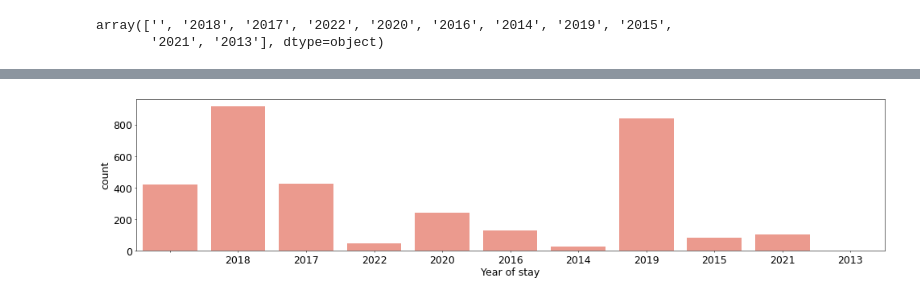
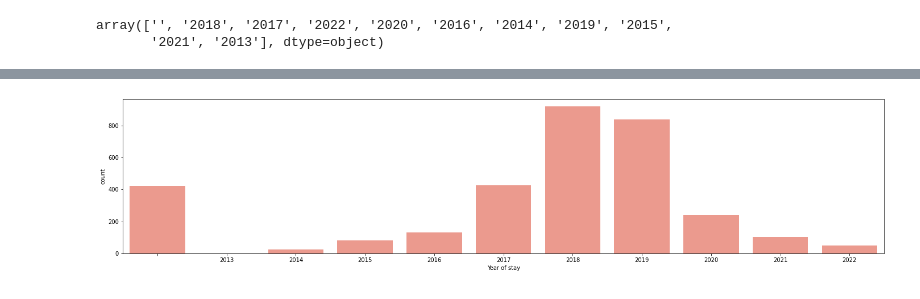
Before and after one commit to TranThiDieuHien/DO_AN_1, a Jupyter notebook: DOAN_Hotel.ipynb, the cells around one changed output, grey strips where cells are left out. Cells and saved outputs as stored; diff of their text form; code cells hidden in the pictures.

```diff
--- a/DOAN_Hotel.ipynb
+++ b/DOAN_Hotel.ipynb
@@ -116,9 +252,5 @@ data_comment_viet["HTravelerRating"].value_counts(normalize = True)
 Name: HTravelerRating, dtype: float64
 # %%
 #Tao cot thang luu tru tu cot ngay luu tru
-
-#####Đang lỗi
-data_comment_viet["Month of stay"] = data_comment_viet["HDate"].apply(lambda x: "".join(re.findall(r'(Tháng 1|Tháng 2|Tháng 3|Tháng 4|Tháng 5/|Tháng 6|Tháng 7|Tháng 8|Tháng 9|Tháng 10|Tháng 11|Tháng 12)', str(x))))
+data_comment_viet["Month of stay"] = data_comment_viet["HDate"].apply(lambda x: "".join(re.findall(r'(Tháng 12|Tháng 11|Tháng 10|Tháng 1|Tháng 2|Tháng 3|Tháng 4|Tháng 5/|Tháng 6|Tháng 7|Tháng 8|Tháng 9)', str(x))))
 data_comment_viet.sample(5)
-
-####Đang lỗi
@@ -137,9 +303,9 @@ data_comment_viet.head()
 # %%
 # Plotting number of reviews for each year
 plt.figure(figsize = (24, 5))
-years = ['', '2018', '2017', '2022', '2020', '2016', '2014', '2019', '2015',
-       '2021', '2013']
+years = ['', '2013', '2014', '2015', '2016', '2017', '2018', '2019', '2020',
+       '2021', '2022']
 sns.despine()
 sns.countplot(x="Year of stay", data=data_comment_viet, order=years, color='#FB8E7E');
 # %% [output]
-[figure, old version]
+[figure, new version]
```
Also changed, not shown: parts of 17 cells of this notebook.
